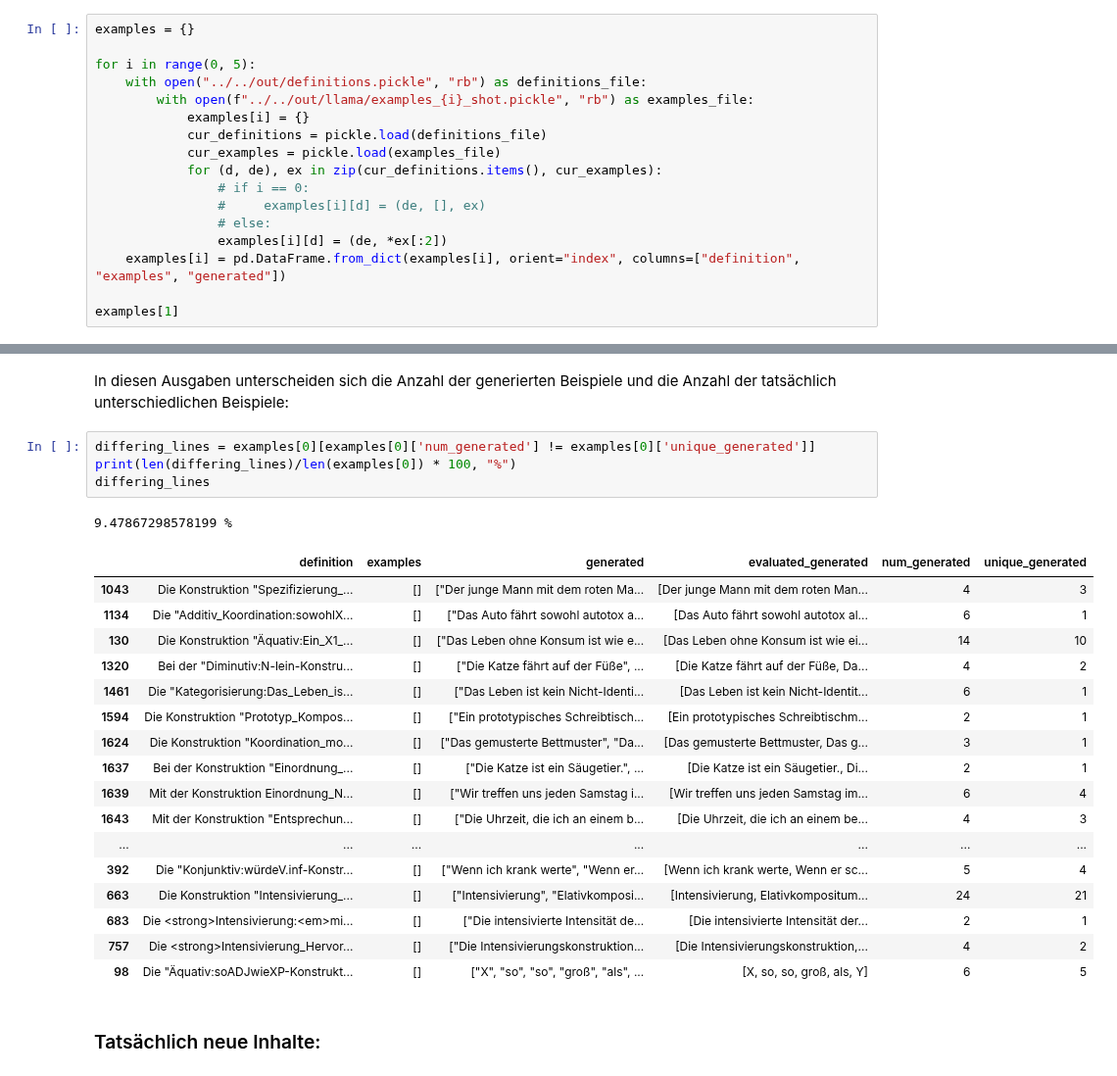
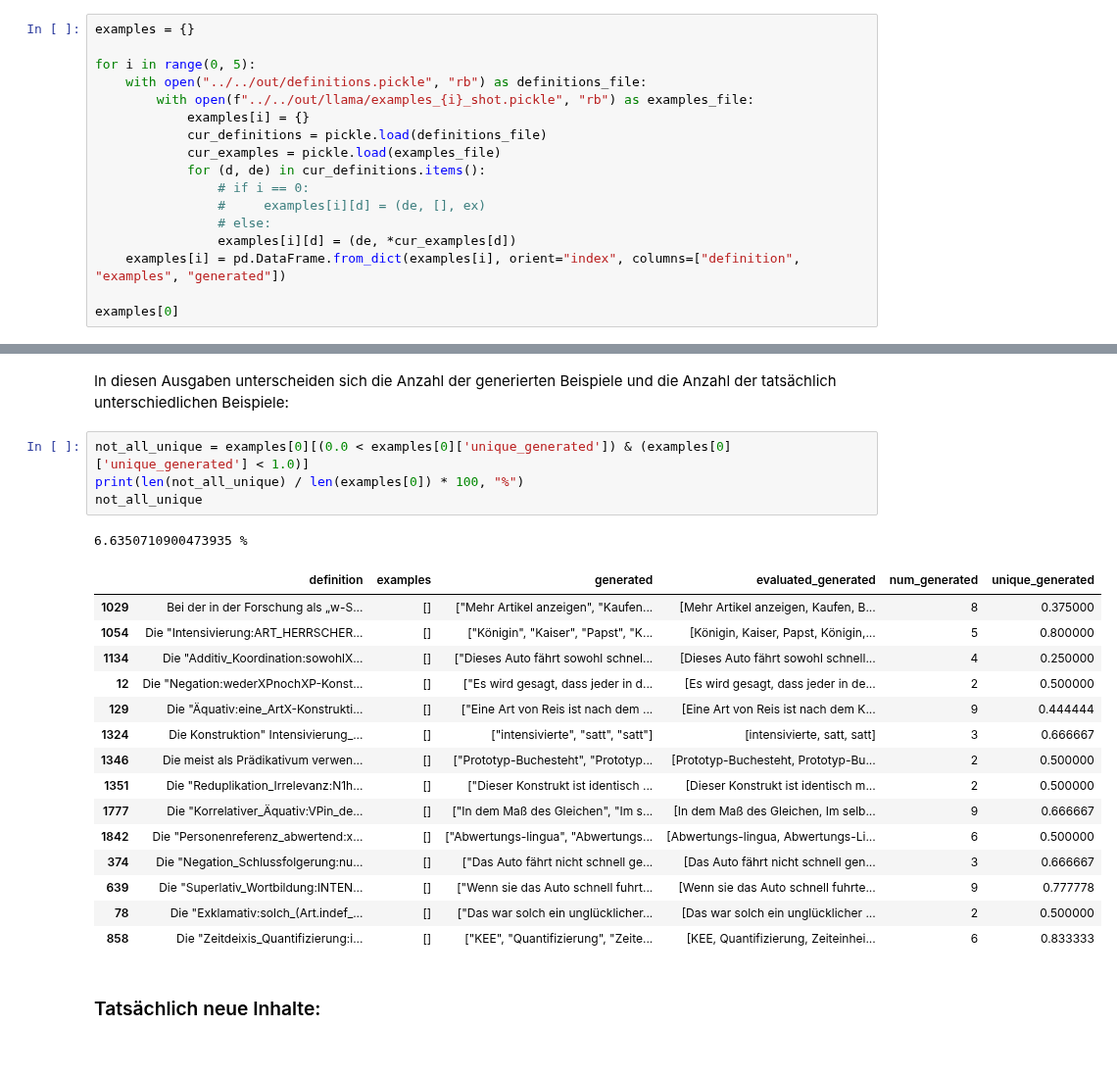
Before and after one commit to TiMauzi/llm-x-cxg, a Jupyter notebook: src/notebooks/evaluate_llama.ipynb, the cells around one changed output, grey strips where cells are left out. Shown at 98% size. Saved outputs shown, nothing was run; the diff lists cells and outputs as text.

```diff
--- a/src/notebooks/evaluate_llama.ipynb
+++ b/src/notebooks/evaluate_llama.ipynb
@@ -23,13 +23,13 @@ for i in range(0, 5):
             examples[i] = {}
             cur_definitions = pickle.load(definitions_file)
             cur_examples = pickle.load(examples_file)
-            for (d, de), ex in zip(cur_definitions.items(), cur_examples):
+            for (d, de) in cur_definitions.items():
                 # if i == 0:
                 #     examples[i][d] = (de, [], ex)
                 # else:
-                examples[i][d] = (de, *ex[:2])
+                examples[i][d] = (de, *cur_examples[d])
     examples[i] = pd.DataFrame.from_dict(examples[i], orient="index", columns=["definition", "examples", "generated"])
 
-examples[1]
+examples[0]
 # %% [output]
 |  | definition | examples | generated |
@@ -112,28 +112,26 @@ examples[0]
 # %% [markdown]
 In diesen Ausgaben unterscheiden sich die Anzahl der generierten Beispiele und die Anzahl der tatsächlich unterschiedlichen Beispiele:
 # %%
-differing_lines = examples[0][examples[0]['num_generated'] != examples[0]['unique_generated']]
-print(len(differing_lines)/len(examples[0]) * 100, "%")
-differing_lines
+not_all_unique = examples[0][(0.0 < examples[0]['unique_generated']) & (examples[0]['unique_generated'] < 1.0)]
+print(len(not_all_unique) / len(examples[0]) * 100, "%")
+not_all_unique
 # %% [output]
-9.47867298578199 %
+6.6350710900473935 %
 |  | definition | examples | generated | evaluated_generated | num_generated | unique_generated |
-| 1043 | Die Konstruktion "Spezifizierung_... | [] | ["Der junge Mann mit dem roten Ma... | [Der junge Mann mit dem roten Man... | 4 | 3 |
-| 1134 | Die "Additiv_Koordination:sowohlX... | [] | ["Das Auto fährt sowohl autotox a... | [Das Auto fährt sowohl autotox al... | 6 | 1 |
-| 130 | Die Konstruktion "Äquativ:Ein_X1_... | [] | ["Das Leben ohne Konsum ist wie e... | [Das Leben ohne Konsum ist wie ei... | 14 | 10 |
-| 1320 | Bei der "Diminutiv:N-lein-Konstru... | [] | ["Die Katze fährt auf der Füße", ... | [Die Katze fährt auf der Füße, Da... | 4 | 2 |
-| 1461 | Die "Kategorisierung:Das_Leben_is... | [] | ["Das Leben ist kein Nicht-Identi... | [Das Leben ist kein Nicht-Identit... | 6 | 1 |
-| 1594 | Die Konstruktion "Prototyp_Kompos... | [] | ["Ein prototypisches Schreibtisch... | [Ein prototypisches Schreibtischm... | 2 | 1 |
-| 1624 | Die Konstruktion "Koordination_mo... | [] | ["Das gemusterte Bettmuster", "Da... | [Das gemusterte Bettmuster, Das g... | 3 | 1 |
-| 1637 | Bei der Konstruktion "Einordnung_... | [] | ["Die Katze ist ein Säugetier.", ... | [Die Katze ist ein Säugetier., Di... | 2 | 1 |
-| 1639 | Mit der Konstruktion Einordnung_N... | [] | ["Wir treffen uns jeden Samstag i... | [Wir treffen uns jeden Samstag im... | 6 | 4 |
-| 1643 | Mit der Konstruktion "Entsprechun... | [] | ["Die Uhrzeit, die ich an einem b... | [Die Uhrzeit, die ich an einem be... | 4 | 3 |
-| ... | ... | ... | ... | ... | ... | ... |
-| 392 | Die "Konjunktiv:würdeV.inf-Konstr... | [] | ["Wenn ich krank werte", "Wenn er... | [Wenn ich krank werte, Wenn er sc... | 5 | 4 |
-| 663 | Die Konstruktion "Intensivierung_... | [] | ["Intensivierung", "Elativkomposi... | [Intensivierung, Elativkompositum... | 24 | 21 |
-| 683 | Die <strong>Intensivierung:<em>mi... | [] | ["Die intensivierte Intensität de... | [Die intensivierte Intensität der... | 2 | 1 |
-| 757 | Die <strong>Intensivierung_Hervor... | [] | ["Die Intensivierungskonstruktion... | [Die Intensivierungskonstruktion,... | 4 | 2 |
-| 98 | Die "Äquativ:soADJwieXP-Konstrukt... | [] | ["X", "so", "so", "groß", "als", ... | [X, so, so, groß, als, Y] | 6 | 5 |
+| 1029 | Bei der in der Forschung als „w-S... | [] | ["Mehr Artikel anzeigen", "Kaufen... | [Mehr Artikel anzeigen, Kaufen, B... | 8 | 0.375000 |
+| 1054 | Die "Intensivierung:ART_HERRSCHER... | [] | ["Königin", "Kaiser", "Papst", "K... | [Königin, Kaiser, Papst, Königin,... | 5 | 0.800000 |
+| 1134 | Die "Additiv_Koordination:sowohlX... | [] | ["Dieses Auto fährt sowohl schnel... | [Dieses Auto fährt sowohl schnell... | 4 | 0.250000 |
+| 12 | Die "Negation:wederXPnochXP-Konst... | [] | ["Es wird gesagt, dass jeder in d... | [Es wird gesagt, dass jeder in de... | 2 | 0.500000 |
+| 129 | Die "Äquativ:eine_ArtX-Konstrukti... | [] | ["Eine Art von Reis ist nach dem ... | [Eine Art von Reis ist nach dem K... | 9 | 0.444444 |
+| 1324 | Die Konstruktion" Intensivierung_... | [] | ["intensivierte", "satt", "satt"] | [intensivierte, satt, satt] | 3 | 0.666667 |
+| 1346 | Die meist als Prädikativum verwen... | [] | ["Prototyp-Buchesteht", "Prototyp... | [Prototyp-Buchesteht, Prototyp-Bu... | 2 | 0.500000 |
+| 1351 | Die "Reduplikation_Irrelevanz:N1h... | [] | ["Dieser Konstrukt ist identisch ... | [Dieser Konstrukt ist identisch m... | 2 | 0.500000 |
+| 1777 | Die "Korrelativer_Äquativ:VPin_de... | [] | ["In dem Maß des Gleichen", "Im s... | [In dem Maß des Gleichen, Im selb... | 9 | 0.666667 |
+| 1842 | Die "Personenreferenz_abwertend:x... | [] | ["Abwertungs-lingua", "Abwertungs... | [Abwertungs-lingua, Abwertungs-Li... | 6 | 0.500000 |
+| 374 | Die "Negation_Schlussfolgerung:nu... | [] | ["Das Auto fährt nicht schnell ge... | [Das Auto fährt nicht schnell gen... | 3 | 0.666667 |
+| 639 | Die "Superlativ_Wortbildung:INTEN... | [] | ["Wenn sie das Auto schnell fuhrt... | [Wenn sie das Auto schnell fuhrte... | 9 | 0.777778 |
+| 78 | Die "Exklamativ:solch_(Art.indef_... | [] | ["Das war solch ein unglücklicher... | [Das war solch ein unglücklicher ... | 2 | 0.500000 |
+| 858 | Die "Zeitdeixis_Quantifizierung:i... | [] | ["KEE", "Quantifizierung", "Zeite... | [KEE, Quantifizierung, Zeiteinhei... | 6 | 0.833333 |
 # %% [markdown]
 ### Tatsächlich neue Inhalte:
 # %%
```
Also changed, not shown: parts of 8 cells of this notebook, 1 other file.
